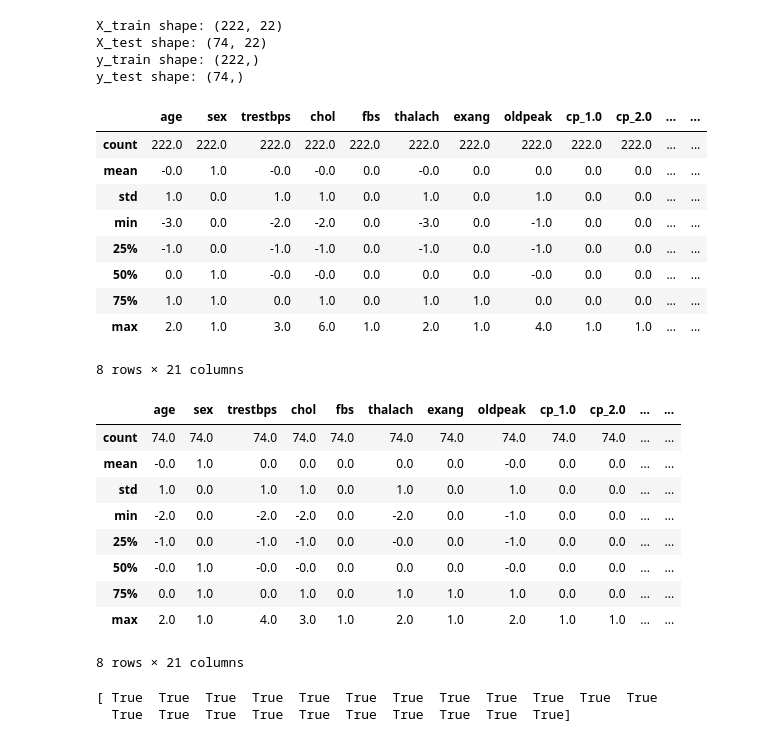
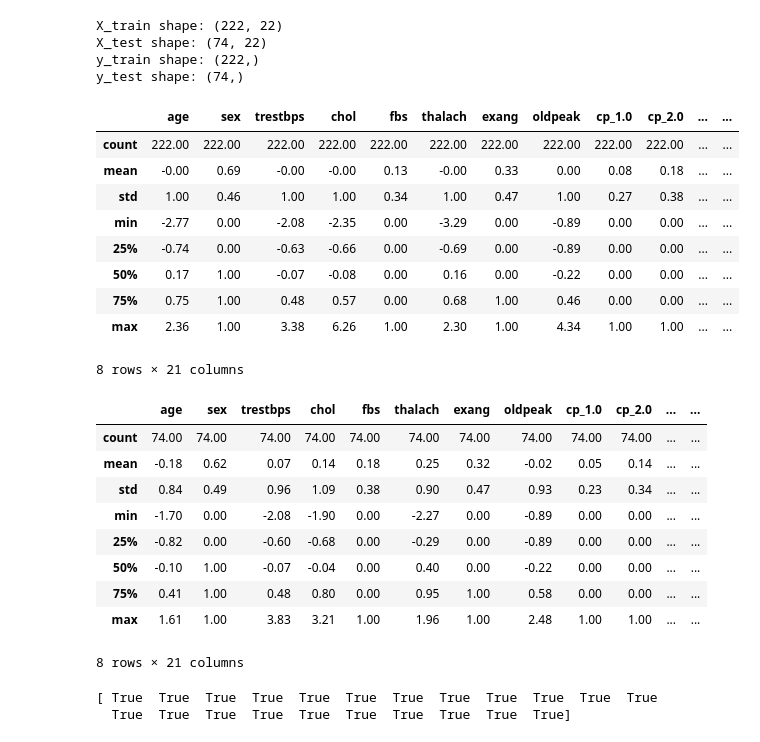
Before and after one commit to BenMelis/Heart-Disease-Prediction, a Jupyter notebook: Heart_Disease_Prediction.ipynb, the cells around one changed output. Cells and saved outputs as stored; diff of their text form; code cells hidden in the pictures.

```diff
--- a/Heart_Disease_Prediction.ipynb
+++ b/Heart_Disease_Prediction.ipynb
@@ -246,30 +246,30 @@ columns_to_scale = ['age', 'trestbps', 'chol', 'thalach', 'oldpeak']
 X_train[columns_to_scale] = scaler.fit_transform(X_train[columns_to_scale])
 X_test[columns_to_scale] = scaler.transform(X_test[columns_to_scale])
 # %%
-round(X_train.describe())
+round(X_train.describe(), 2)
 # %% [output]
 |  | age | sex | trestbps | chol | fbs | thalach | exang | oldpeak | cp_1.0 | cp_2.0 | ... | ... |
-| count | 222.0 | 222.0 | 222.0 | 222.0 | 222.0 | 222.0 | 222.0 | 222.0 | 222.0 | 222.0 | ... | ... |
-| mean | -0.0 | 1.0 | -0.0 | -0.0 | 0.0 | -0.0 | 0.0 | 0.0 | 0.0 | 0.0 | ... | ... |
-| std | 1.0 | 0.0 | 1.0 | 1.0 | 0.0 | 1.0 | 0.0 | 1.0 | 0.0 | 0.0 | ... | ... |
-| min | -3.0 | 0.0 | -2.0 | -2.0 | 0.0 | -3.0 | 0.0 | -1.0 | 0.0 | 0.0 | ... | ... |
-| 25% | -1.0 | 0.0 | -1.0 | -1.0 | 0.0 | -1.0 | 0.0 | -1.0 | 0.0 | 0.0 | ... | ... |
-| 50% | 0.0 | 1.0 | -0.0 | -0.0 | 0.0 | 0.0 | 0.0 | -0.0 | 0.0 | 0.0 | ... | ... |
-| 75% | 1.0 | 1.0 | 0.0 | 1.0 | 0.0 | 1.0 | 1.0 | 0.0 | 0.0 | 0.0 | ... | ... |
-| max | 2.0 | 1.0 | 3.0 | 6.0 | 1.0 | 2.0 | 1.0 | 4.0 | 1.0 | 1.0 | ... | ... |
+| count | 222.00 | 222.00 | 222.00 | 222.00 | 222.00 | 222.00 | 222.00 | 222.00 | 222.00 | 222.00 | ... | ... |
+| mean | -0.00 | 0.69 | -0.00 | -0.00 | 0.13 | -0.00 | 0.33 | 0.00 | 0.08 | 0.18 | ... | ... |
+| std | 1.00 | 0.46 | 1.00 | 1.00 | 0.34 | 1.00 | 0.47 | 1.00 | 0.27 | 0.38 | ... | ... |
+| min | -2.77 | 0.00 | -2.08 | -2.35 | 0.00 | -3.29 | 0.00 | -0.89 | 0.00 | 0.00 | ... | ... |
+| 25% | -0.74 | 0.00 | -0.63 | -0.66 | 0.00 | -0.69 | 0.00 | -0.89 | 0.00 | 0.00 | ... | ... |
+| 50% | 0.17 | 1.00 | -0.07 | -0.08 | 0.00 | 0.16 | 0.00 | -0.22 | 0.00 | 0.00 | ... | ... |
+| 75% | 0.75 | 1.00 | 0.48 | 0.57 | 0.00 | 0.68 | 1.00 | 0.46 | 0.00 | 0.00 | ... | ... |
+| max | 2.36 | 1.00 | 3.38 | 6.26 | 1.00 | 2.30 | 1.00 | 4.34 | 1.00 | 1.00 | ... | ... |
 8 rows × 21 columns
 # %%
-round(X_test.describe())
+round(X_test.describe(), 2)
 # %% [output]
 |  | age | sex | trestbps | chol | fbs | thalach | exang | oldpeak | cp_1.0 | cp_2.0 | ... | ... |
-| count | 74.0 | 74.0 | 74.0 | 74.0 | 74.0 | 74.0 | 74.0 | 74.0 | 74.0 | 74.0 | ... | ... |
-| mean | -0.0 | 1.0 | 0.0 | 0.0 | 0.0 | 0.0 | 0.0 | -0.0 | 0.0 | 0.0 | ... | ... |
-| std | 1.0 | 0.0 | 1.0 | 1.0 | 0.0 | 1.0 | 0.0 | 1.0 | 0.0 | 0.0 | ... | ... |
-| min | -2.0 | 0.0 | -2.0 | -2.0 | 0.0 | -2.0 | 0.0 | -1.0 | 0.0 | 0.0 | ... | ... |
-| 25% | -1.0 | 0.0 | -1.0 | -1.0 | 0.0 | -0.0 | 0.0 | -1.0 | 0.0 | 0.0 | ... | ... |
-| 50% | -0.0 | 1.0 | -0.0 | -0.0 | 0.0 | 0.0 | 0.0 | -0.0 | 0.0 | 0.0 | ... | ... |
-| 75% | 0.0 | 1.0 | 0.0 | 1.0 | 0.0 | 1.0 | 1.0 | 1.0 | 0.0 | 0.0 | ... | ... |
-| max | 2.0 | 1.0 | 4.0 | 3.0 | 1.0 | 2.0 | 1.0 | 2.0 | 1.0 | 1.0 | ... | ... |
+| count | 74.00 | 74.00 | 74.00 | 74.00 | 74.00 | 74.00 | 74.00 | 74.00 | 74.00 | 74.00 | ... | ... |
+| mean | -0.18 | 0.62 | 0.07 | 0.14 | 0.18 | 0.25 | 0.32 | -0.02 | 0.05 | 0.14 | ... | ... |
+| std | 0.84 | 0.49 | 0.96 | 1.09 | 0.38 | 0.90 | 0.47 | 0.93 | 0.23 | 0.34 | ... | ... |
+| min | -1.70 | 0.00 | -2.08 | -1.90 | 0.00 | -2.27 | 0.00 | -0.89 | 0.00 | 0.00 | ... | ... |
+| 25% | -0.82 | 0.00 | -0.60 | -0.68 | 0.00 | -0.29 | 0.00 | -0.89 | 0.00 | 0.00 | ... | ... |
+| 50% | -0.10 | 1.00 | -0.07 | -0.04 | 0.00 | 0.40 | 0.00 | -0.22 | 0.00 | 0.00 | ... | ... |
+| 75% | 0.41 | 1.00 | 0.48 | 0.80 | 0.00 | 0.95 | 1.00 | 0.58 | 0.00 | 0.00 | ... | ... |
+| max | 1.61 | 1.00 | 3.83 | 3.21 | 1.00 | 1.96 | 1.00 | 2.48 | 1.00 | 1.00 | ... | ... |
 8 rows × 21 columns
 # %%
 print(X_test.columns == X_train.columns)
```
Also changed, not shown: parts of 6 cells of this notebook.
